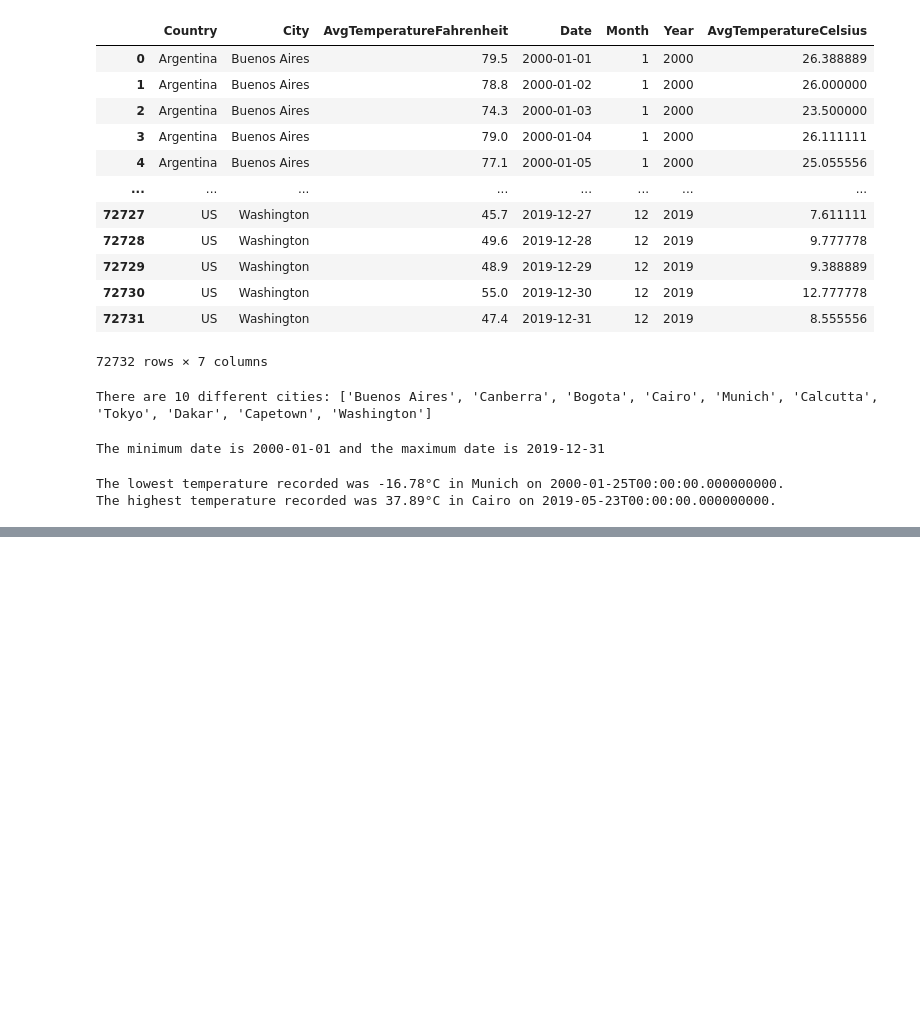
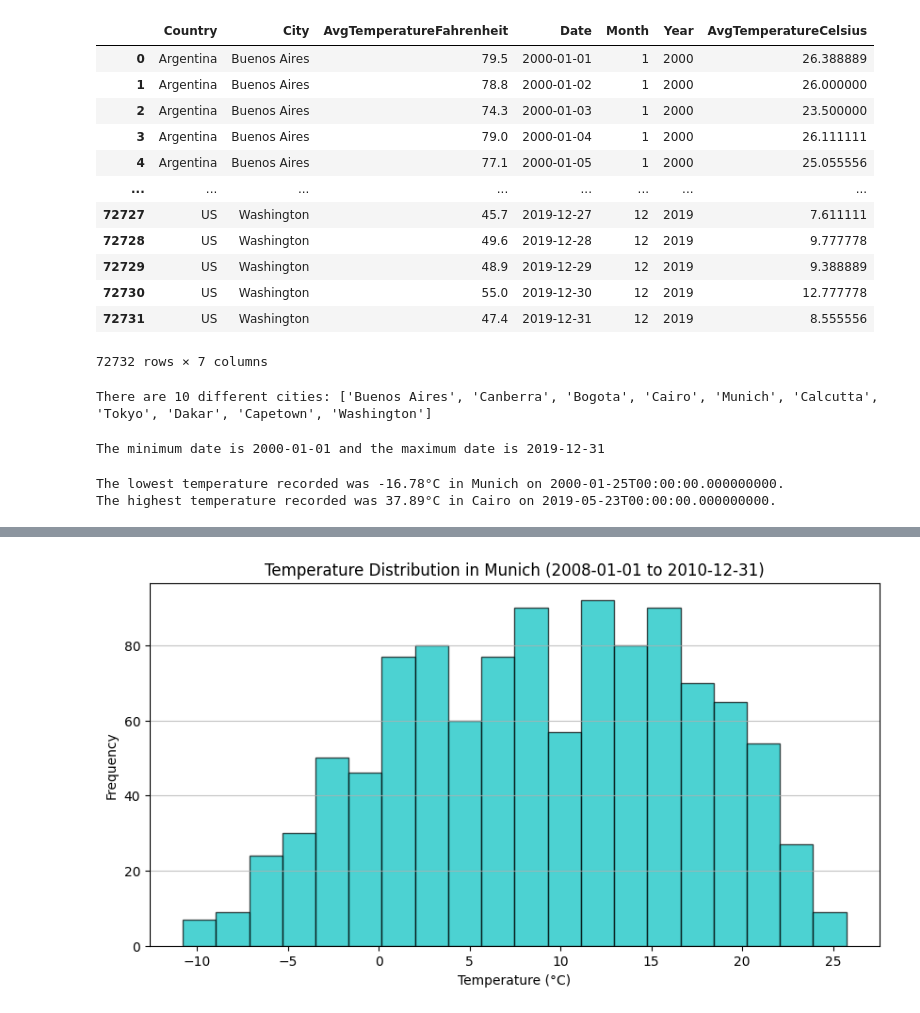
Before and after one commit to FabrizioTroche/eae_ipld_project, a Jupyter notebook: development/03_temperatures_dashboard.ipynb, the cells around one changed output, grey strips where cells are left out. Saved outputs shown, nothing was run; the diff lists cells and outputs as text; code cells hidden in the pictures; blank space fills up the shorter version.

```diff
--- a/development/03_temperatures_dashboard.ipynb
+++ b/development/03_temperatures_dashboard.ipynb
@@ -157,13 +172,14 @@ plt.show()
 # %%
 # TODO: Build the histogram plot using the city_df_period AvgTemperatureCelsius column as the data to plot
 
 plt.figure(figsize=(10, 5))
-
-# plt.hist()    # TODO: use the city_df_period AvgTemperatureCelsius column as the data to plot, you can use the parameter bins=20
-# plt.title()   # TODO
-# plt.xlabel()  # TODO
-# plt.ylabel()  # TODO
-
+plt.hist(city_df_period["AvgTemperatureCelsius"], bins=20, color="c", edgecolor="black", alpha=0.7)
+plt.title(f"Temperature Distribution in {city} ({start_date.date()} to {end_date.date()})")
+plt.xlabel("Temperature (°C)")
+plt.ylabel("Frequency")
+plt.grid(axis="y", alpha=0.75)
 plt.show()
+# %% [output]
+[figure, added]
 # %%
 # Ex 3.7: Now repeat the previous question but for a list of cities:
```
Also changed, not shown: parts of 4 cells of this notebook, 2 other files.
